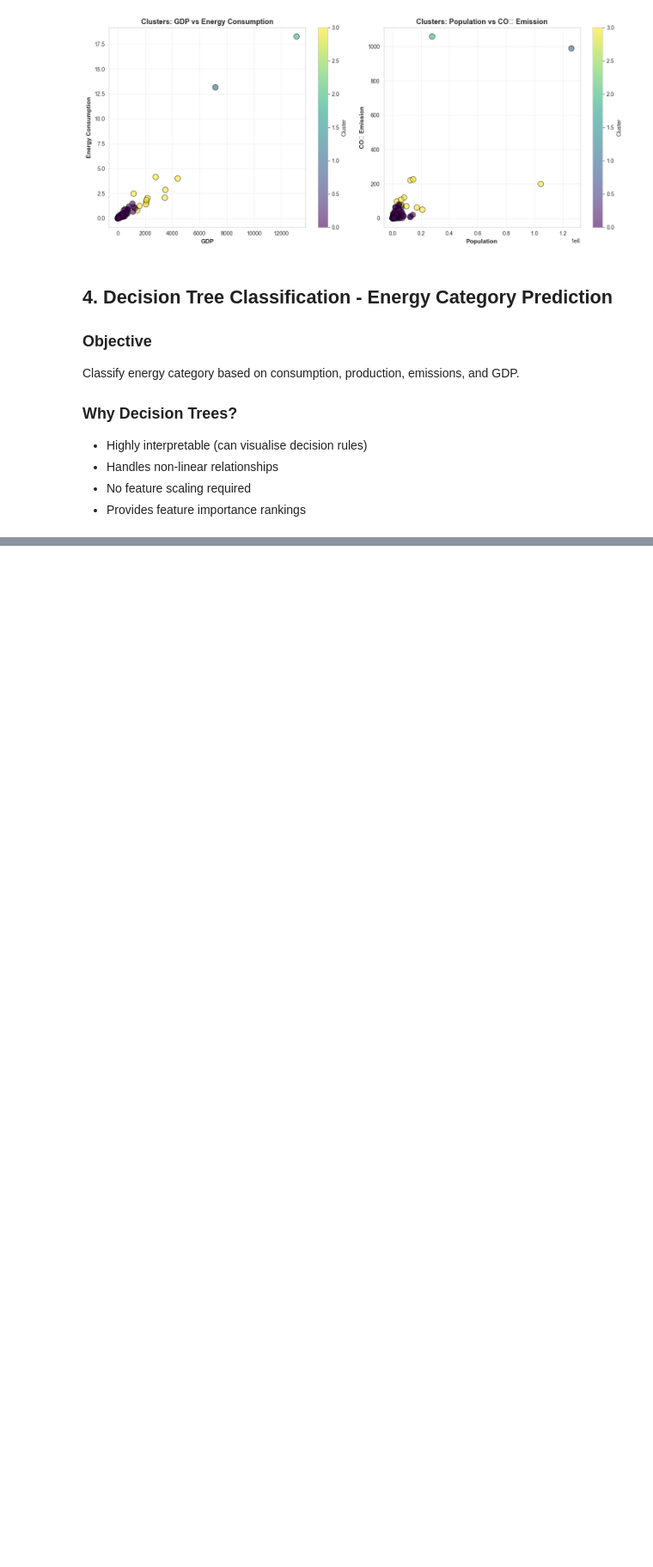
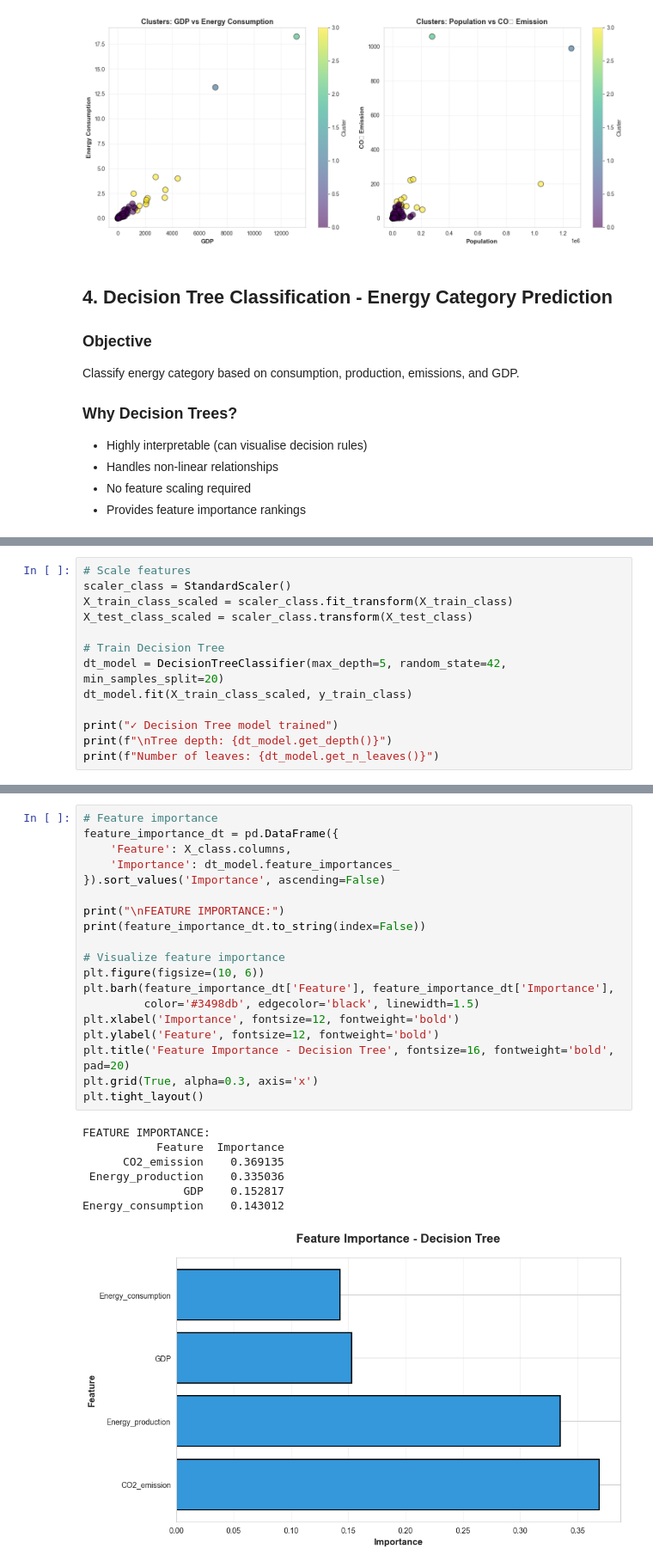
Before and after one commit to enjoy15/Energy-Consumption-CO2-Emissions-Analysis, a Jupyter notebook: jupyter_notebooks/05_machine_learning_models.ipynb, the cells around one changed output, grey strips where cells are left out. Shown at 86% size. Saved outputs shown, nothing was run; the diff lists cells and outputs as text; blank space fills up the shorter version.

```diff
--- a/jupyter_notebooks/05_machine_learning_models.ipynb
+++ b/jupyter_notebooks/05_machine_learning_models.ipynb
@@ -367,0 +397,13 @@ Classify energy category based on consumption, production, emissions, and GDP.
+# %%
+# Scale features
+scaler_class = StandardScaler()
+X_train_class_scaled = scaler_class.fit_transform(X_train_class)
+X_test_class_scaled = scaler_class.transform(X_test_class)
+
+# Train Decision Tree
+dt_model = DecisionTreeClassifier(max_depth=5, random_state=42, min_samples_split=20)
+dt_model.fit(X_train_class_scaled, y_train_class)
+
+print("✓ Decision Tree model trained")
+print(f"\nTree depth: {dt_model.get_depth()}")
+print(f"Number of leaves: {dt_model.get_n_leaves()}")
@@ -367,0 +457,27 @@ Classify energy category based on consumption, production, emissions, and GDP.
+# %%
+# Feature importance
+feature_importance_dt = pd.DataFrame({
+    'Feature': X_class.columns,
+    'Importance': dt_model.feature_importances_
+}).sort_values('Importance', ascending=False)
+
+print("\nFEATURE IMPORTANCE:")
+print(feature_importance_dt.to_string(index=False))
+
+# Visualize feature importance
+plt.figure(figsize=(10, 6))
+plt.barh(feature_importance_dt['Feature'], feature_importance_dt['Importance'],
+         color='#3498db', edgecolor='black', linewidth=1.5)
+plt.xlabel('Importance', fontsize=12, fontweight='bold')
+plt.ylabel('Feature', fontsize=12, fontweight='bold')
+plt.title('Feature Importance - Decision Tree', fontsize=16, fontweight='bold', pad=20)
+plt.grid(True, alpha=0.3, axis='x')
+plt.tight_layout()
+# %% [output]
+FEATURE IMPORTANCE:
+           Feature  Importance
+      CO2_emission    0.369135
+ Energy_production    0.335036
+               GDP    0.152817
+Energy_consumption    0.143012
+[figure, added]
```
Also changed, not shown: parts of 5 cells of this notebook.
